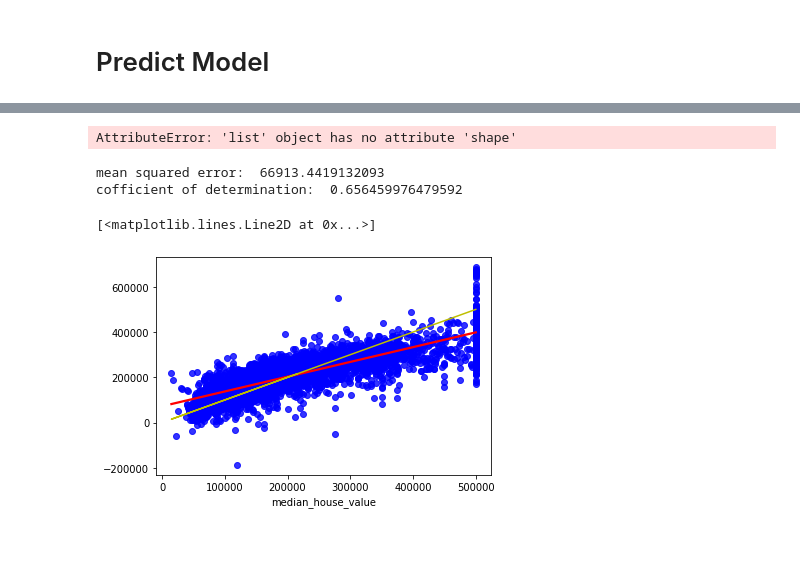
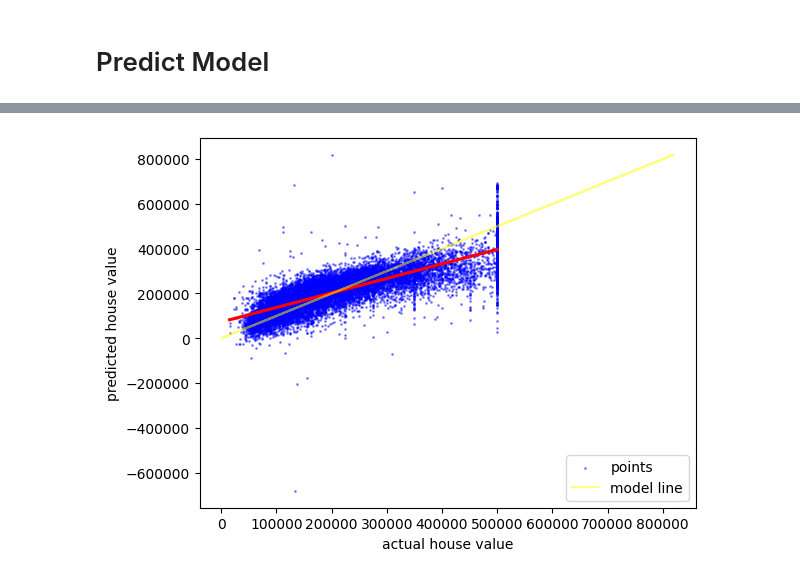
Before and after one commit to BrainsCorp/Data-Science-Stuff, a Jupyter notebook: Housing_California/Housing_California_nb.ipynb, the cells around one changed output, grey strips where cells are left out. Saved outputs shown, nothing was run; the diff lists cells and outputs as text; code cells hidden in the pictures; blank space fills up the shorter version.

```diff
--- a/Housing_California/Housing_California_nb.ipynb
+++ b/Housing_California/Housing_California_nb.ipynb
@@ -16,10 +16,13 @@ from sklearn.impute import SimpleImputer
 # %% [markdown]
 # Loading Data
 # %%
-housing_path = "F:/ML_Project/Housing_California/datasets/housing"
+housing_path = "F:/ML_Project/California_Housing/datasets/housing"
 
 def load_data(housing_path = housing_path):
-    csv_path = os.path.join(housing_path, "housing.csv")
-    return pd.read_csv(csv_path)
+    try:
+        csv_path = os.path.join(housing_path, "housing_california.csv")
+        return pd.read_csv(csv_path)
+    except FileNotFoundError:
+        print("File not Found")
 
 housing = load_data()
@@ -89,5 +105,5 @@ Name: median_income, Length: 10932, dtype: int64
 # %%
 #Stratified Sets
-housing["income_category"]=pd.cut(housing["median_income"], bins=[0,1.5,3.0,4.5,6.,np.inf], labels=[1,2,3,4,5])
+housing["income_category"]=pd.cut(housing["median_income"], bins=[0,1.5,3.,4.5,6.,np.inf], labels=[1,2,3,4,5])
 housing["income_category"].hist()
 # %% [output]
@@ -283,19 +293,11 @@ housing_test_labels = strat_test_set['median_house_value'].copy()
-# %%
-housing_test_labels.tolist().shape()
-# %% [output]
-AttributeError: 'list' object has no attribute 'shape'
-# %%
-t_pred = pipe.predict(housing_test)
-linear_test_mse = mse(housing_test_labels, t_pred)
-linear_test_rmse = np.sqrt(linear_test_mse)
-print("mean squared error: ",linear_test_rmse)
-print("cofficient of determination: ",rs(housing_test_labels,t_pred))
-# %% [output]
-mean squared error:  66913.4419132093
-cofficient of determination:  0.656459976479592
 # %%
-sb.regplot(x=housing_test_labels,y= t_pred, ci=None, color="Red", scatter_kws={"color":"Blue"})
-plt.plot(housing_test_labels,housing_test_labels, 'y')
+sb.regplot(y=y_pred,x= housing_labels, ci=None, color="red",
+           scatter_kws={"color":"blue",'s':1,'alpha':0.4}, label='points')
+
+plt.plot(y_pred[y_pred > 0], y_pred[y_pred > 0], 'yellow', alpha=0.5, label='model line')
+plt.xlabel("actual house value")
+plt.ylabel("predicted house value")
+plt.legend()
+plt.show()
 # %% [output]
-[<matplotlib.lines.Line2D at 0x...>]
-[figure, old version]
+[figure, new version]
```
Also changed, not shown: parts of 25 cells of this notebook.
